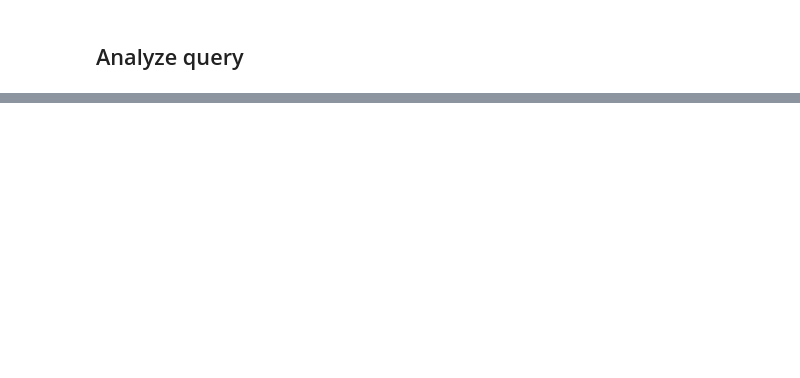
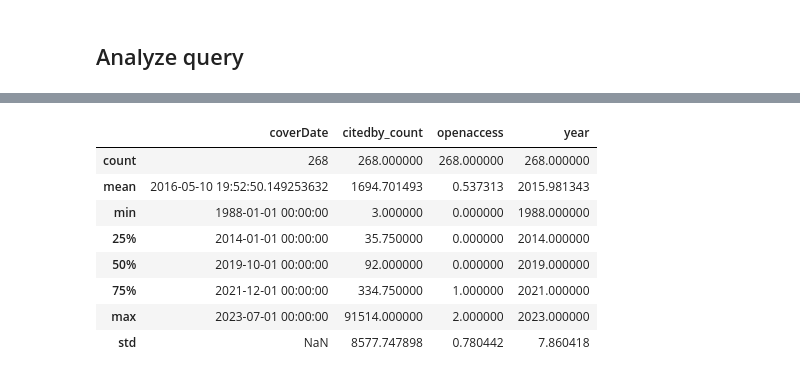
Before and after one commit to jpfutalef/MateReview, a Jupyter notebook: notebooks/00 query.ipynb, the cells around one changed output, grey strips where cells are left out. Saved outputs shown, nothing was run; the diff lists cells and outputs as text; code cells hidden in the pictures; blank space fills up the shorter version.

```diff
--- a/notebooks/00 query.ipynb
+++ b/notebooks/00 query.ipynb
@@ -34,2 +44,15 @@ Found 9700 papers.
+# %%
+# Save the results to a CSV file for further analysis using datetime
+import datetime
+timestamp = datetime.datetime.now().strftime("%Y%m%d_%H%M%S")
+
+query_filepath = f"../data/scopus_query_{timestamp}.txt"
+# query_filepath = f"../data/scopus_query_20260408_180638.txt"
+with open(query_filepath, "w", encoding="utf-8") as f:
+    f.write(query)
+
+output_file = f"../data/scopus_query_{timestamp}.csv"
+results_df.to_csv(output_file, index=False)
+print(f"Results saved to {output_file}")
 # %% [markdown]
 ## Analyze query
@@ -183,0 +264,12 @@ with open(path_missing, "w", encoding="utf-8") as f:
+# %%
+ref_doi_df.describe()
+# %% [output]
+|  | coverDate | citedby_count | openaccess | year |
+| count | 268 | 268.000000 | 268.000000 | 268.000000 |
+| mean | 2016-05-10 19:52:50.149253632 | 1694.701493 | 0.537313 | 2015.981343 |
+| min | 1988-01-01 00:00:00 | 3.000000 | 0.000000 | 1988.000000 |
+| 25% | 2014-01-01 00:00:00 | 35.750000 | 0.000000 | 2014.000000 |
+| 50% | 2019-10-01 00:00:00 | 92.000000 | 0.000000 | 2019.000000 |
+| 75% | 2021-12-01 00:00:00 | 334.750000 | 1.000000 | 2021.000000 |
+| max | 2023-07-01 00:00:00 | 91514.000000 | 2.000000 | 2023.000000 |
+| std | NaN | 8577.747898 | 0.780442 | 7.860418 |
```
Also changed, not shown: parts of 21 cells of this notebook, 1 other file.
